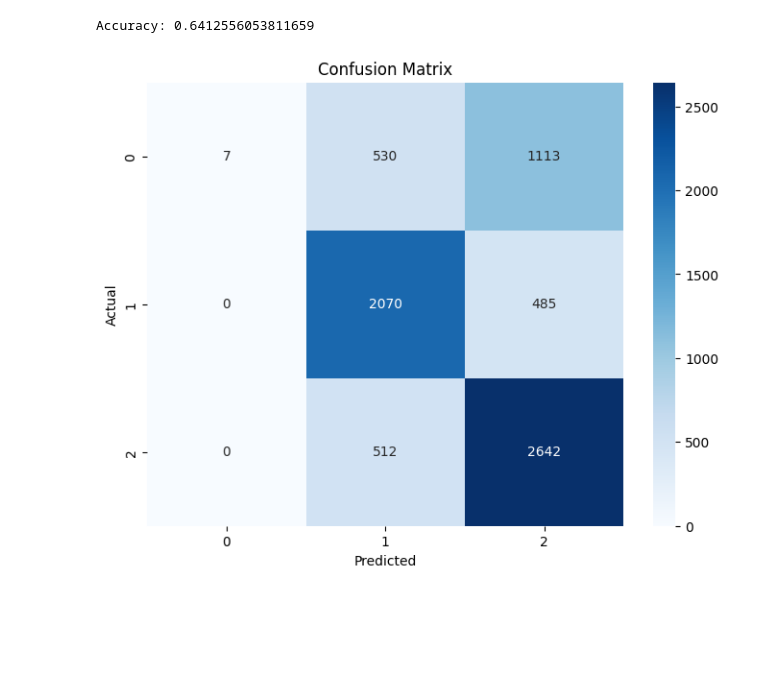
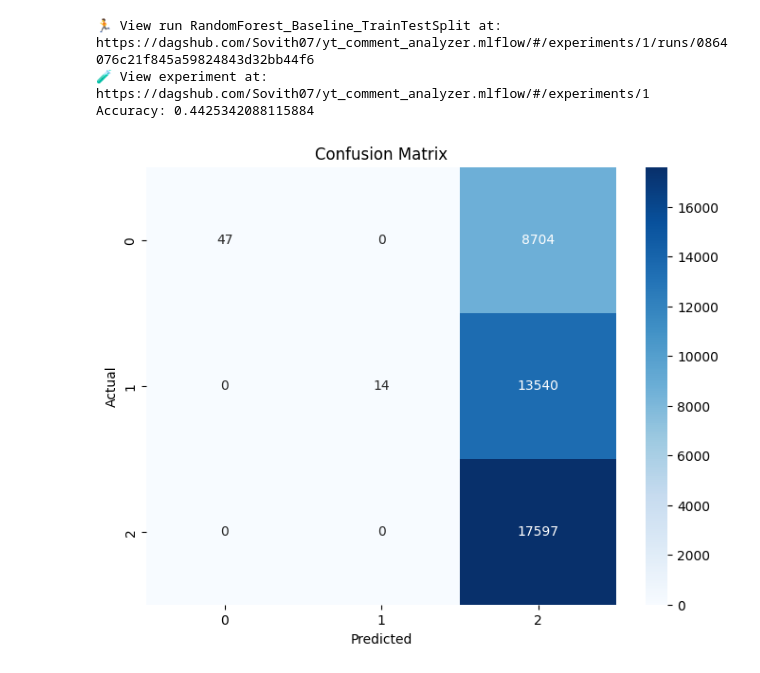
Before and after one commit to Sovith07/yt_comment_analyzer, a Jupyter notebook: experiment_1_baseline_model.ipynb, the cells around one changed output. Drawn from its saved outputs; the diff is of its cells as text; code cells hidden in the pictures; blank space fills up the shorter version.

```diff
--- a/experiment_1_baseline_model.ipynb
+++ b/experiment_1_baseline_model.ipynb
@@ -49,2 +78,0 @@ df.drop_duplicates(inplace=True)
-# %%
-df = df[~(df['clean_comment'].str.strip() == '')]
@@ -89,3 +78,0 @@ def preprocess_comment(comment):
-# %%
-# Apply the preprocessing function to the 'clean_comment' column
-df['clean_comment'] = df['clean_comment'].apply(preprocess_comment)
@@ -114,6 +83,6 @@ vectorizer = CountVectorizer(max_features=10000)  # Bag of Words model with a li
 # %%
-X = vectorizer.fit_transform(df['clean_comment']).toarray()
-y = df['category']  # Assuming 'sentiment' is the target variable (0 or 1 for binary classification)
+X = vectorizer.fit_transform(df['clean_comment'])
+y = df['category']  # Assuming 'category' is the target variable (0 or 1 for binary classification)
 # %%
 X
 # %% [output]
@@ -152,6 +114,3 @@ y.shape
-# %%
-# Step 2: Set up the MLflow tracking server
-mlflow.set_tracking_uri("http://ec2-54-196-109-131.compute-1.amazonaws.com:5000/")
 # %%
 # Set or create an experiment
 mlflow.set_experiment("RF Baseline")
@@ -209,15 +169,15 @@ with mlflow.start_run() as run:
     plt.title("Confusion Matrix")
 
     # Save and log the confusion matrix plot
-    plt.savefig("confusion_matrix.png")
-    mlflow.log_artifact("/content/confusion_matrix.png")
+    plt.savefig("D:\\vs code projects\\yt_comment_analyzer\\artifacts\\confusion_matrix.png")
+    mlflow.log_artifact("D:\\vs code projects\\yt_comment_analyzer\\artifacts\\confusion_matrix.png")
 
     # Log the Random Forest model
     mlflow.sklearn.log_model(model, "random_forest_model")
 
     # Optionally log the dataset itself (if it's small enough)
-    df.to_csv("dataset.csv", index=False)
-    mlflow.log_artifact("/content/dataset.csv")
+    df.to_csv("D:\\vs code projects\\yt_comment_analyzer\\artifacts\\dataset.csv", index=False)
+    mlflow.log_artifact("D:\\vs code projects\\yt_comment_analyzer\\artifacts\\dataset.csv")
 
 # Display final accuracy
 print(f"Accuracy: {accuracy}")
@@ -228,5 +187,7 @@ print(f"Accuracy: {accuracy}")
-Accuracy: 0.6412556053811659
+🏃 View run RandomForest_Baseline_TrainTestSplit at: https://dagshub.com/Sovith07/yt_comment_analyzer.mlflow/#/experiments/1/runs/0864076c21f845a59824843d32bb44f6
+🧪 View experiment at: https://dagshub.com/Sovith07/yt_comment_analyzer.mlflow/#/experiments/1
+Accuracy: 0.4425342088115884
-[figure, old version]
+[figure, new version]
 # %%
 print(classification_report(y_test, y_pred))
 # %% [output]
```
Also changed, not shown: parts of 28 cells of this notebook, 3 other files.
